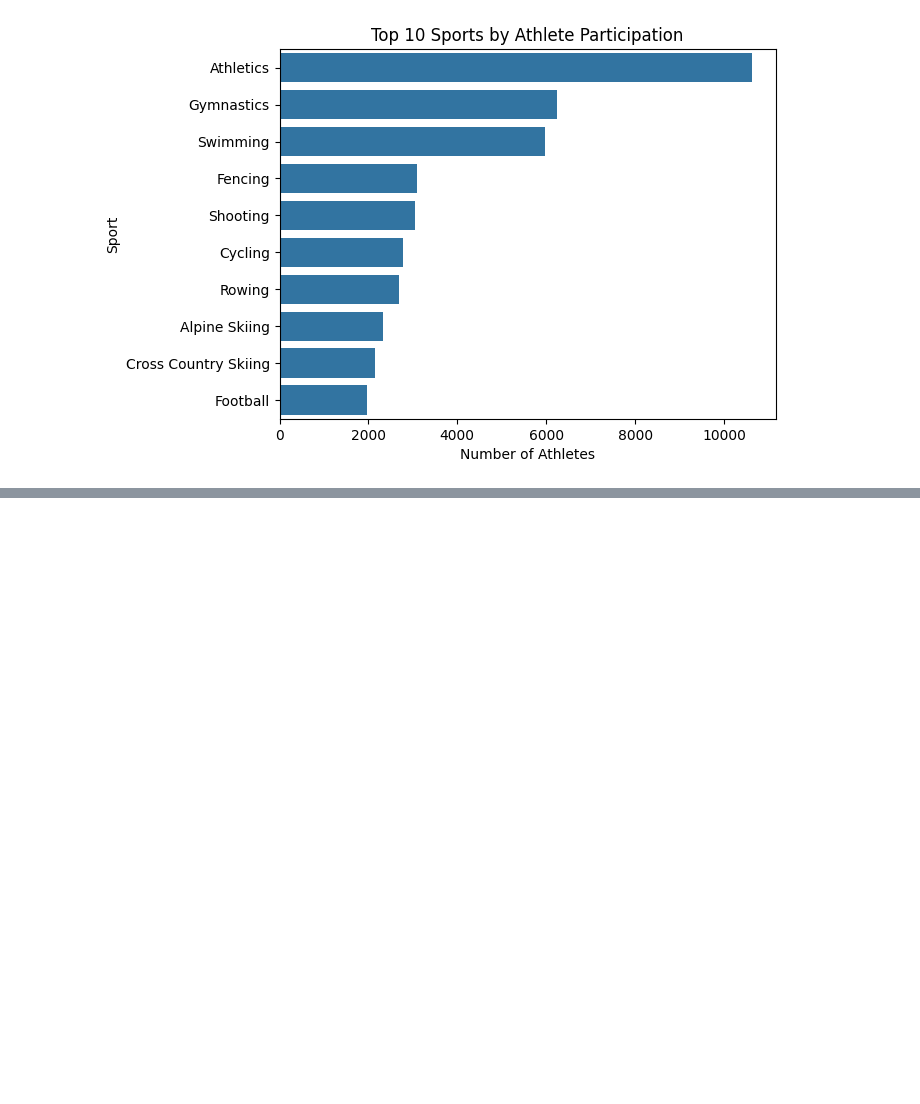
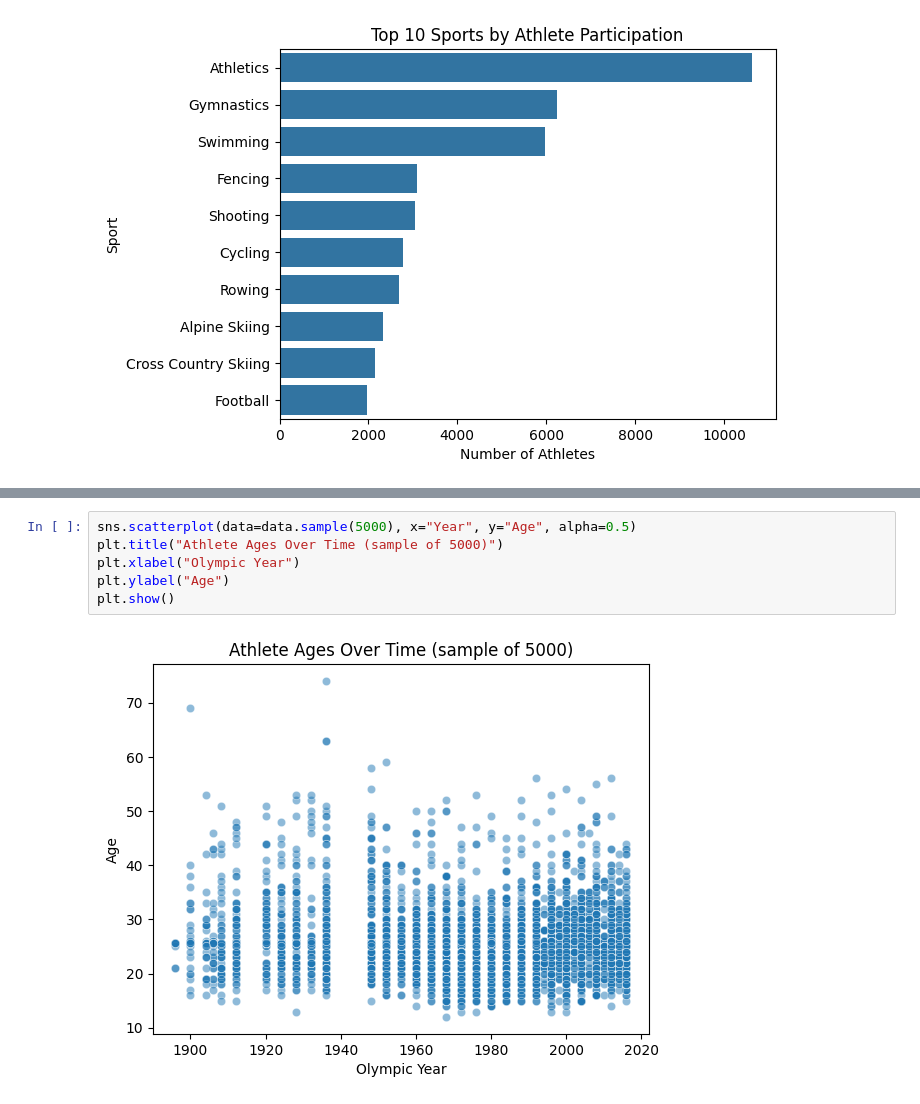
Before and after one commit to srigan-s/UWDSC-EDA-Interview, a Jupyter notebook: olympics.ipynb, the cells around one changed output, grey strips where cells are left out. Saved outputs shown, nothing was run; the diff lists cells and outputs as text; blank space fills up the shorter version.

```diff
--- a/olympics.ipynb
+++ b/olympics.ipynb
@@ -229,0 +246,8 @@ plt.show()
+# %%
+sns.scatterplot(data=data.sample(5000), x="Year", y="Age", alpha=0.5)
+plt.title("Athlete Ages Over Time (sample of 5000)")
+plt.xlabel("Olympic Year")
+plt.ylabel("Age")
+plt.show()
+# %% [output]
+[figure, added]
```
Also changed, not shown: parts of 25 cells of this notebook.
